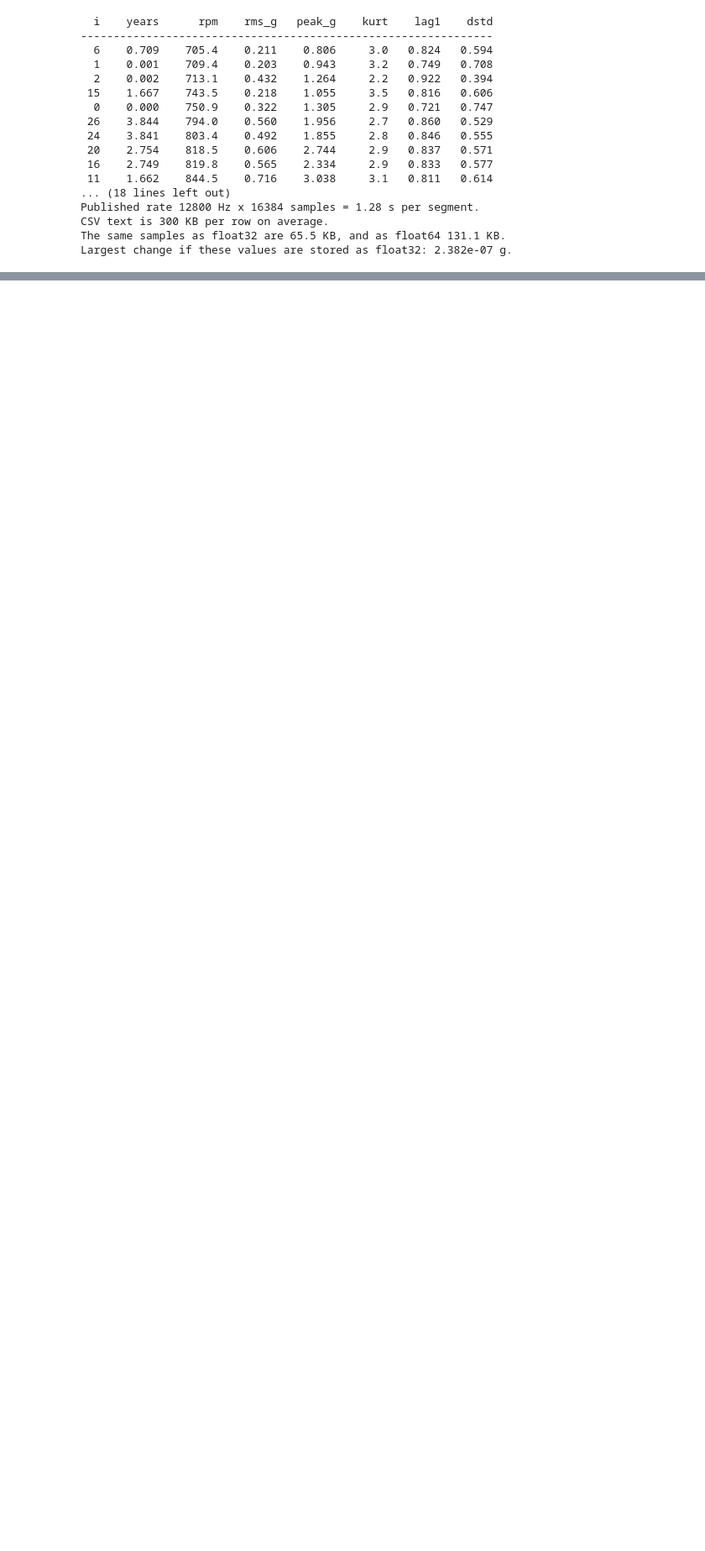
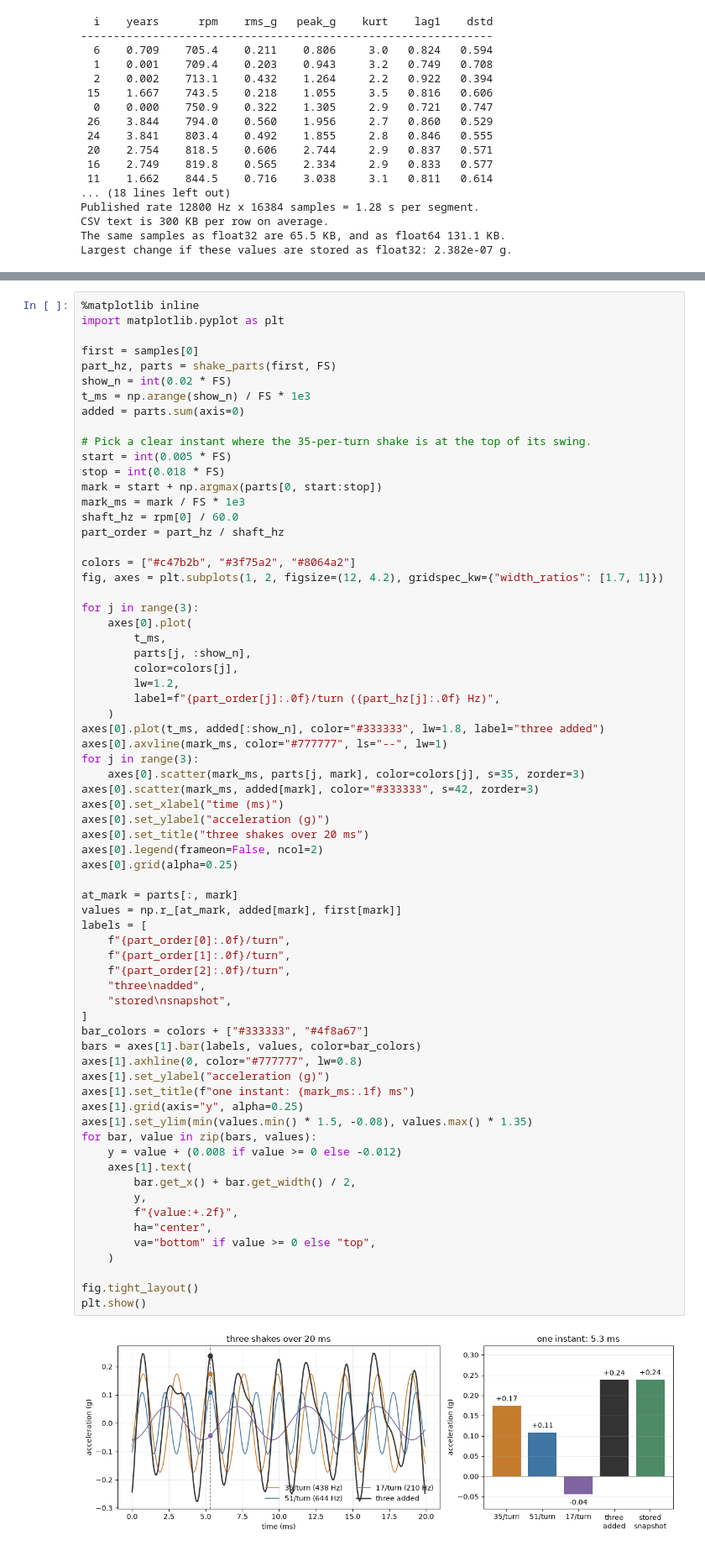
Before and after one commit to wasimahmadpk/ai-vib-codec, a Jupyter notebook: data_analysis.ipynb, the cells around one changed output, grey strips where cells are left out. Shown at 84% size. Drawn from its saved outputs; the diff is of its cells as text; blank space fills up the shorter version.

Commit message:
Show how several shakes form one sensor sample.
The notebook now illustrates three separated shakes, their sum, and the acceleration stored at one instant.

```diff
--- a/data_analysis.ipynb
+++ b/data_analysis.ipynb
@@ -70,3 +76,73 @@ Largest change if these values are stored as float32: 2.382e-07 g.
+# %%
+%matplotlib inline
+import matplotlib.pyplot as plt
+
+first = samples[0]
+part_hz, parts = shake_parts(first, FS)
+show_n = int(0.02 * FS)
+t_ms = np.arange(show_n) / FS * 1e3
+added = parts.sum(axis=0)
+
+# Pick a clear instant where the 35-per-turn shake is at the top of its swing.
+start = int(0.005 * FS)
+stop = int(0.018 * FS)
+mark = start + np.argmax(parts[0, start:stop])
+mark_ms = mark / FS * 1e3
+shaft_hz = rpm[0] / 60.0
+part_order = part_hz / shaft_hz
+
+colors = ["#c47b2b", "#3f75a2", "#8064a2"]
+fig, axes = plt.subplots(1, 2, figsize=(12, 4.2), gridspec_kw={"width_ratios": [1.7, 1]})
+
+for j in range(3):
+    axes[0].plot(
+        t_ms,
+        parts[j, :show_n],
+        color=colors[j],
+        lw=1.2,
+        label=f"{part_order[j]:.0f}/turn ({part_hz[j]:.0f} Hz)",
+    )
+axes[0].plot(t_ms, added[:show_n], color="#333333", lw=1.8, label="three added")
+axes[0].axvline(mark_ms, color="#777777", ls="--", lw=1)
+for j in range(3):
+    axes[0].scatter(mark_ms, parts[j, mark], color=colors[j], s=35, zorder=3)
+axes[0].scatter(mark_ms, added[mark], color="#333333", s=42, zorder=3)
+axes[0].set_xlabel("time (ms)")
+axes[0].set_ylabel("acceleration (g)")
+axes[0].set_title("three shakes over 20 ms")
+axes[0].legend(frameon=False, ncol=2)
+axes[0].grid(alpha=0.25)
+
+at_mark = parts[:, mark]
+values = np.r_[at_mark, added[mark], first[mark]]
+labels = [
+    f"{part_order[0]:.0f}/turn",
+    f"{part_order[1]:.0f}/turn",
+    f"{part_order[2]:.0f}/turn",
+    "three\nadded",
+    "stored\nsnapshot",
+]
+bar_colors = colors + ["#333333", "#4f8a67"]
+bars = axes[1].bar(labels, values, color=bar_colors)
+axes[1].axhline(0, color="#777777", lw=0.8)
+axes[1].set_ylabel("acceleration (g)")
+axes[1].set_title(f"one instant: {mark_ms:.1f} ms")
+axes[1].grid(axis="y", alpha=0.25)
+axes[1].set_ylim(min(values.min() * 1.5, -0.08), values.max() * 1.35)
+for bar, value in zip(bars, values):
+    y = value + (0.008 if value >= 0 else -0.012)
+    axes[1].text(
+        bar.get_x() + bar.get_width() / 2,
+        y,
+        f"{value:+.2f}",
+        ha="center",
+        va="bottom" if value >= 0 else "top",
+    )
+
+fig.tight_layout()
+plt.show()
+# %% [output]
+[figure, added]
 # %% [markdown]
 ## Waveform
 
```
Also changed, not shown: parts of 3 cells of this notebook, 1 other file.
